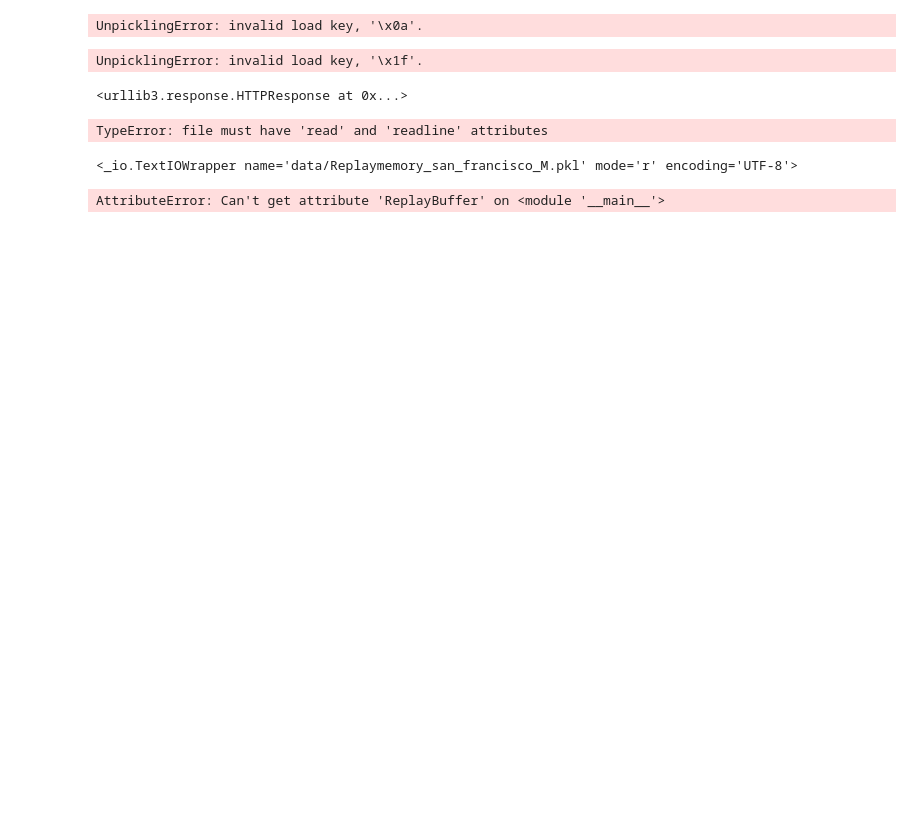
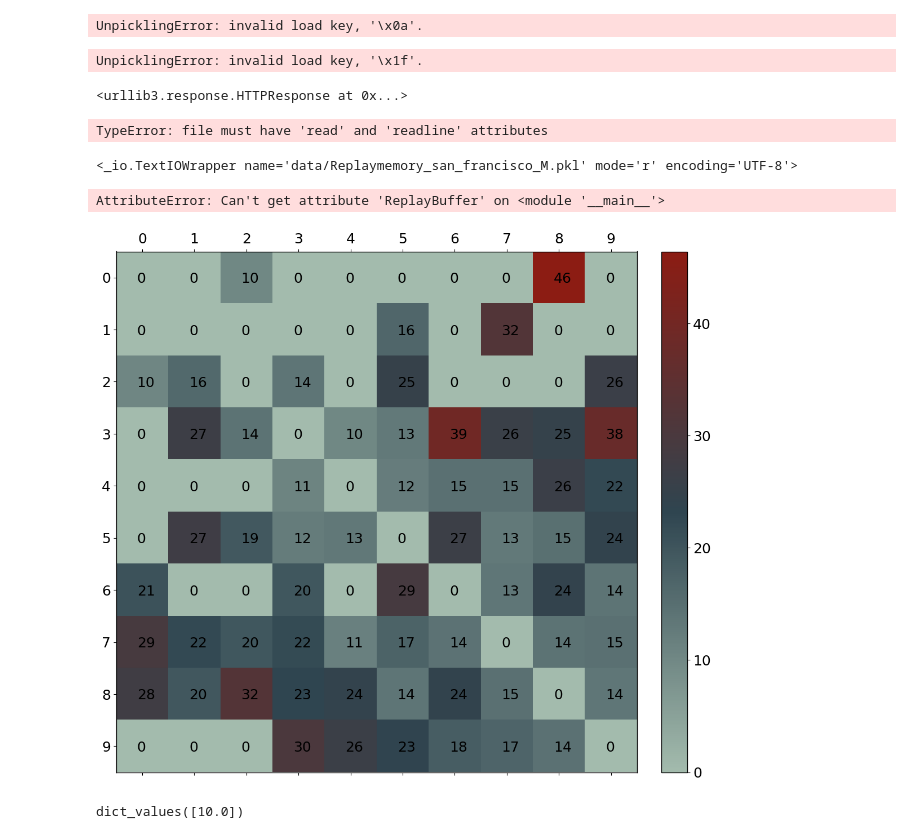
Before and after one commit to Jungar111/multi_agent_reinforcement_learning, a Jupyter notebook: notebooks/results.ipynb, the cells around one changed output. Cells and saved outputs as stored; diff of their text form; code cells hidden in the pictures; blank space fills up the shorter version.

```diff
--- a/notebooks/results.ipynb
+++ b/notebooks/results.ipynb
@@ -175,0 +184,32 @@ AttributeError: Can't get attribute 'ReplayBuffer' on <module '__main__'>
+# %%
+df_prices = df.groupby(["origin", "destination"]).price.mean().reset_index()
+# %%
+price_matrix = np.zeros((10,10))
+# %%
+for i in range(10):
+    for j in range(10):
+        price = df_prices.query(f"origin=={i} & destination=={j}").price.to_dict()
+        if len(price)==0:
+            price_matrix[i,j] = 0
+        else:
+            price_matrix[i,j] = list(price.values())[0]
+# %%
+import matplotlib
+cmap = matplotlib.colors.LinearSegmentedColormap.from_list("", ["#8C1C13", "#2F4550", "#A3BBAD"][::-1])
+# %%
+alpha = [i for i in range(0,10)]
+fig, ax = plt.subplots(figsize=(14,12))
+cax = ax.matshow(price_matrix, cmap=cmap, interpolation='nearest')
+for i in range(10):
+    for j in range(10):
+        plt.text(j-0.1,i+0.1, f"{price_matrix[i,j]:.0f}")
+fig.colorbar(cax, fraction=0.046, pad=0.04)
+ax.set_xticks(alpha)
+ax.set_yticks(alpha)
+plt.show()
+# %% [output]
+[figure, added]
+# %%
+df_prices.query(f"origin=={3} & destination=={4}").price.to_dict().values()
+# %% [output]
+dict_values([10.0])
```
Also changed, not shown: parts of 1 cell of this notebook, 8 other files.
